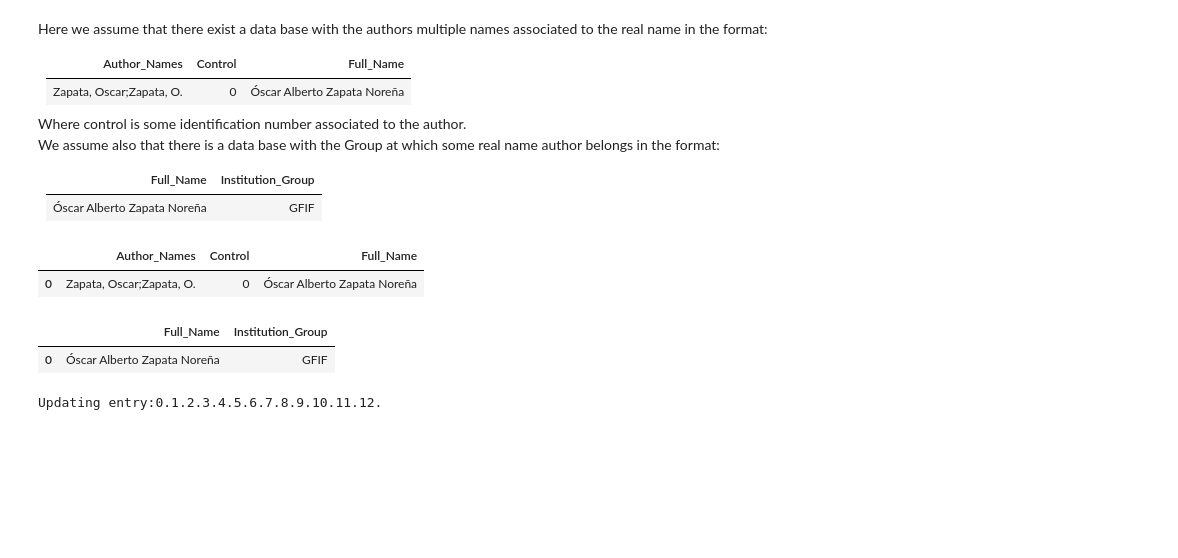
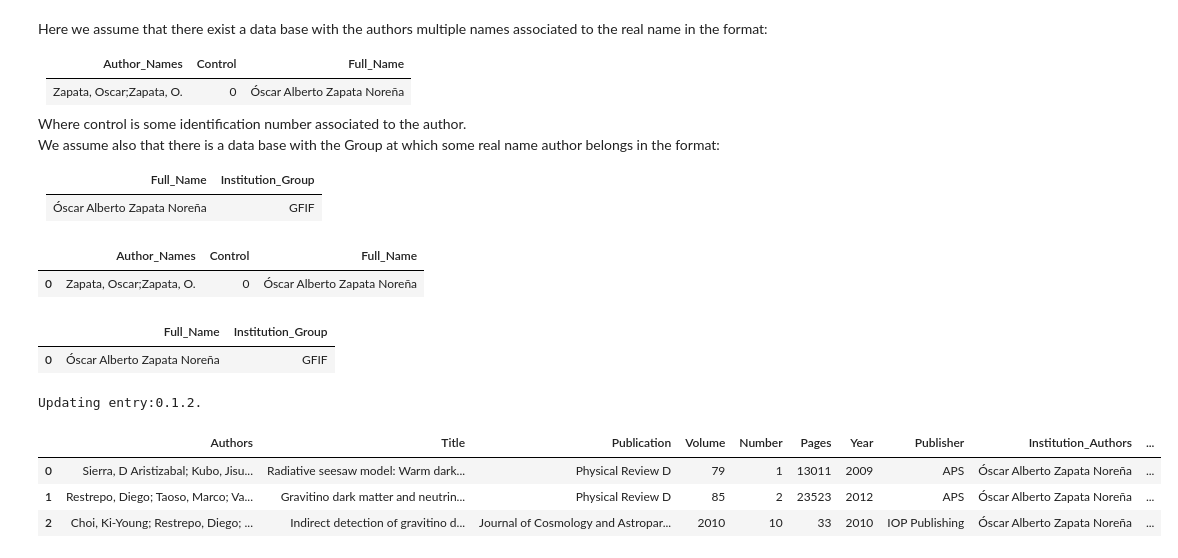
Before and after one commit to restrepo/articles, a Jupyter notebook: index.ipynb, the cells around one changed output. Cells and saved outputs as stored; diff of their text form; code cells hidden in the pictures; blank space fills up the shorter version.

Commit message:
Fully DOI and groups

```diff
--- a/index.ipynb
+++ b/index.ipynb
@@ -233,8 +282,8 @@ We assume also that there is a data base with the Group at which some real name
   </tbody>
 </table>
 # %%
-arts=articles('citations.csv',authors_file='authors.json',group_file='groups.json')
-arts.institution_authors
+a=articles('citations.csv',authors_file='authors.json',group_file='groups.json')
+a.institution_authors
 # %% [output]
 |  | Author_Names | Control | Full_Name |
 | 0 | Zapata, Oscar;Zapata, O. | 0 | Óscar Alberto Zapata Noreña |
@@ -244,6 +293,13 @@ arts.institution_group
 |  | Full_Name | Institution_Group |
 | 0 | Óscar Alberto Zapata Noreña | GFIF |
 # %%
-fulldoi=arts.articles_update()
+fulldoi=a.articles_update()
 # %% [output]
-Updating entry:0.1.2.3.4.5.6.7.8.9.10.11.12.
+Updating entry:0.1.2.
+# %%
+a.articles
+# %% [output]
+|  | Authors | Title | Publication | Volume | Number | Pages | Year | Publisher | Institution_Authors | ... |
+| 0 | Sierra, D Aristizabal; Kubo, Jisu... | Radiative seesaw model: Warm dark... | Physical Review D | 79 | 1 | 13011 | 2009 | APS | Óscar Alberto Zapata Noreña | ... |
+| 1 | Restrepo, Diego; Taoso, Marco; Va... | Gravitino dark matter and neutrin... | Physical Review D | 85 | 2 | 23523 | 2012 | APS | Óscar Alberto Zapata Noreña | ... |
+| 2 | Choi, Ki-Young; Restrepo, Diego; ... | Indirect detection of gravitino d... | Journal of Cosmology and Astropar... | 2010 | 10 | 33 | 2010 | IOP Publishing | Óscar Alberto Zapata Noreña | ... |
```
Also changed, not shown: parts of 18 cells of this notebook, 1 other file.
